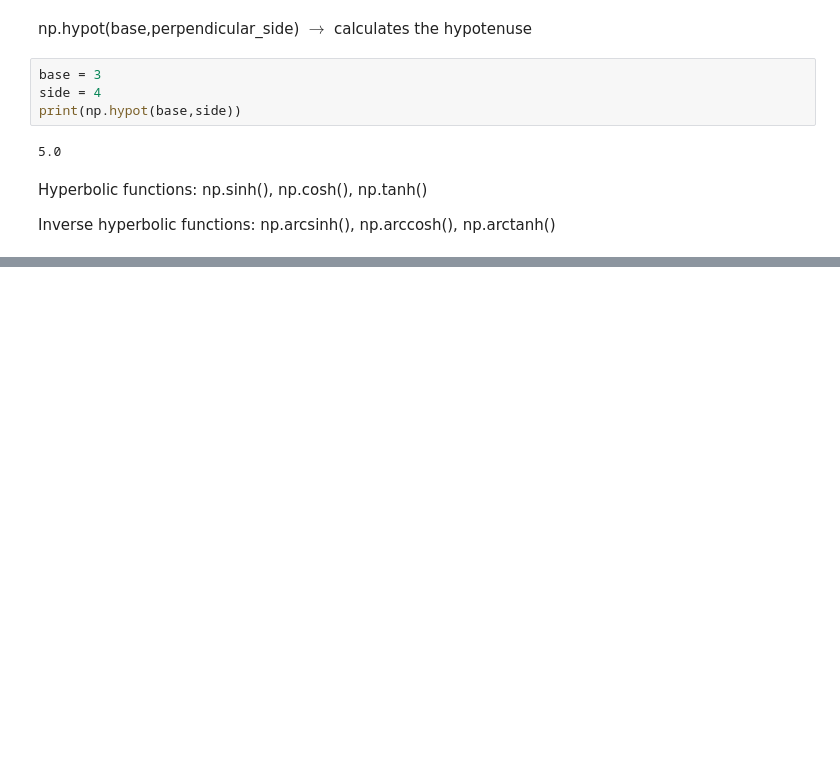
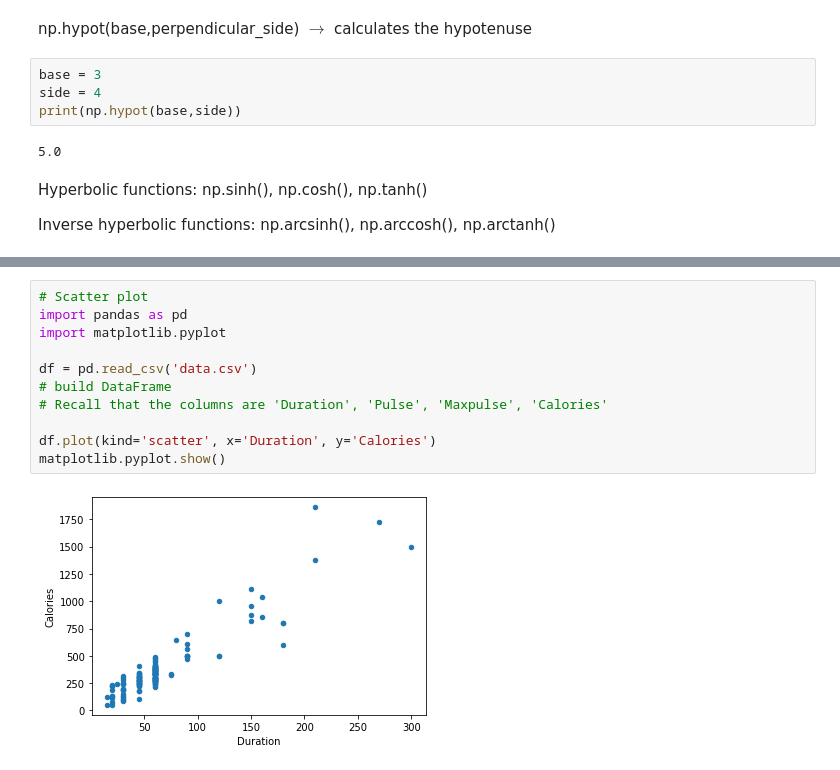
Before and after one commit to icaroacarvalho/Learning-Python, a Jupyter notebook: Learning_python.ipynb, the cells around one changed output, grey strips where cells are left out. Cells and saved outputs as stored; diff of their text form; blank space fills up the shorter version.

```diff
--- a/Learning_python.ipynb
+++ b/Learning_python.ipynb
@@ -3917,0 +4353,13 @@ np.setxor1D() $\rightarrow$ find elements that are not common to both sets ('sym
+# %%
+# Scatter plot
+import pandas as pd
+import matplotlib.pyplot
+
+df = pd.read_csv('data.csv')
+# build DataFrame
+# Recall that the columns are 'Duration', 'Pulse', 'Maxpulse', 'Calories'
+
+df.plot(kind='scatter', x='Duration', y='Calories')
+matplotlib.pyplot.show()
+# %% [output]
+[figure, added]
```
Also changed, not shown: parts of 51 cells of this notebook.
